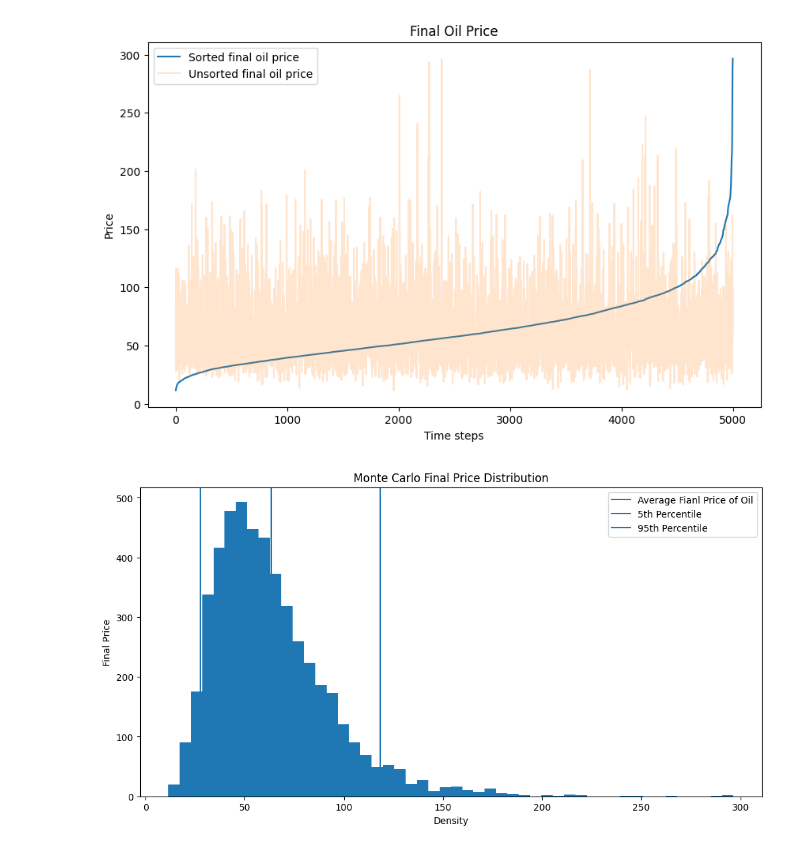
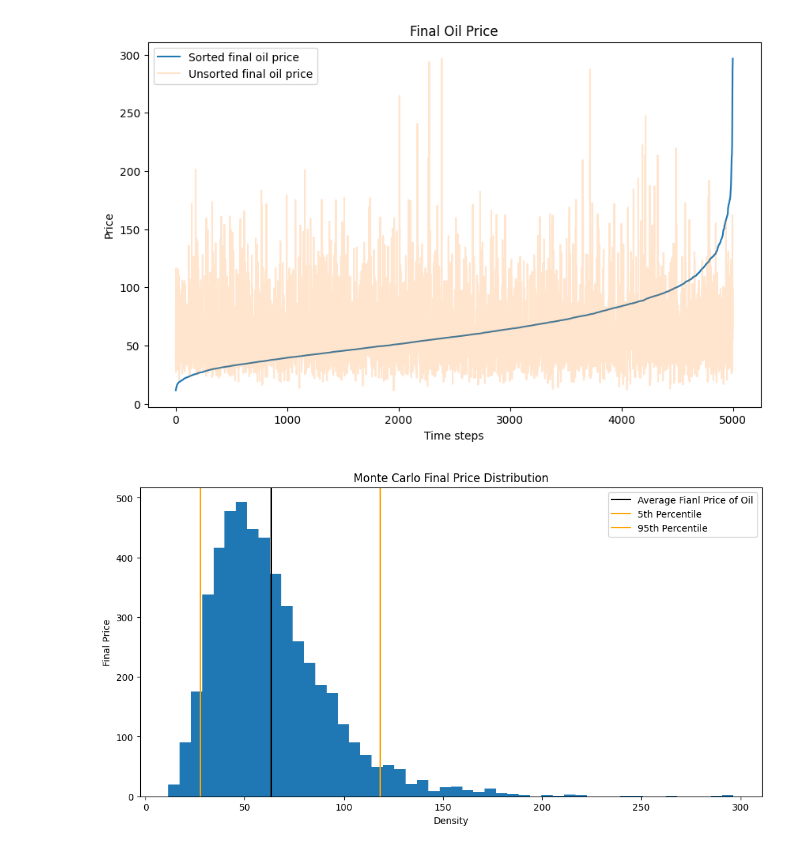
Before and after one commit to maxthebigcoda/Commodity-Modelling-Monte-Carlo-, a Jupyter notebook: Monte_Carlo.ipynb, the cells around one changed output. Cells and saved outputs as stored; diff of their text form; code cells hidden in the pictures.

```diff
--- a/Monte_Carlo.ipynb
+++ b/Monte_Carlo.ipynb
@@ -242,13 +242,13 @@ plt.show()
 # %%
 plt.figure(figsize = (12,6))
 plt.hist(final_prices,bins = 50)
-plt.axvline(avg_final_price , label = "Average Fianl Price of Oil")
-plt.axvline(lower_percentile, label = "5th Percentile")
-plt.axvline(upper_percentile, label = "95th Percentile")
+plt.axvline(avg_final_price , label = "Average Fianl Price of Oil", color = "black")
+plt.axvline(lower_percentile, label = "5th Percentile",color = "orange")
+plt.axvline(upper_percentile, label = "95th Percentile",color = "orange")
 plt.title("Monte Carlo Final Price Distribution")
 plt.ylabel("Final Price")
 plt.xlabel("Density")
 plt.legend()
 plt.show()
 # %% [output]
-[figure, old version]
+[figure, new version]
```
Also changed, not shown: parts of 1 cell of this notebook.
